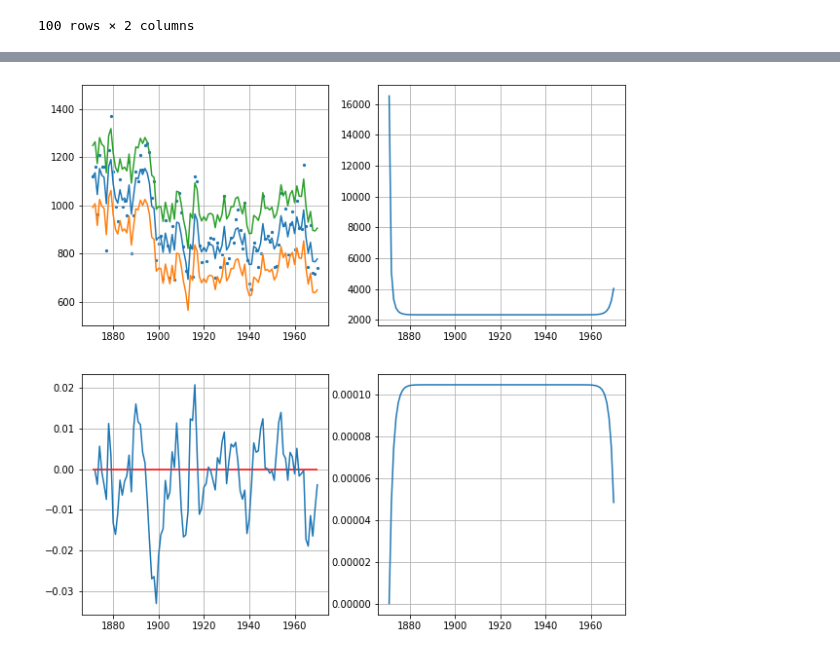
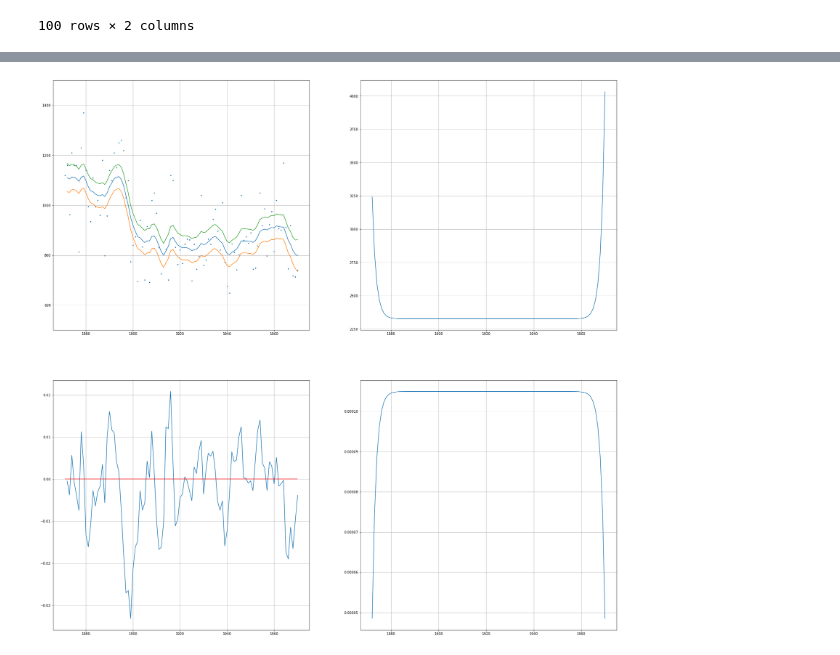
Before and after one commit to siemfenne/timeseriesmodels-vu, a Jupyter notebook: main.ipynb, the cells around one changed output, grey strips where cells are left out. Drawn from its saved outputs; the diff is of its cells as text; code cells hidden in the pictures.

Commit message:
3 images created

```diff
--- a/main.ipynb
+++ b/main.ipynb
@@ -87,8 +102,7 @@ def Kalman_smoother(df, P1, a1, sigma_e, sigma_n, r_int, N_int):
 
     # df_kf = df_kf.reindex(index=df_kf.index[::-1]).reset_index(drop=True)
     df_kf = df_kf.iloc[::-1].reset_index(drop=True)
-
-    df_ks = pd.DataFrame(columns=['r', 'alpha', 'N', 'V'])
+    df_ks = pd.DataFrame(columns=['r', 'alpha', 'N', 'V', 'err', 'year', 'Nile'])
 
     r = r_int
     N = N_int
@@ -98,46 +112,44 @@ def Kalman_smoother(df, P1, a1, sigma_e, sigma_n, r_int, N_int):
         N = df_kf['F'][i]**-1 + (1-df_kf['K'][i])**2 * N
         V = df_kf['P'][i] - df_kf['P'][i]**2 * N
 
-        row = [r, alpha, N, V]
+        row = [r, alpha, N, V, V**0.5, df_kf['year'][i], df_kf['Nile'][i]]
         df_ks.loc[i] = row
-
-    df_ks['a_err'] = V**0.5
 
     # df_ks = df_ks.reindex(index=df_kf.index[::-1]).reset_index(drop=True)
     df_ks = df_ks.iloc[::-1].reset_index(drop=True)
     return df_ks
 
 df_ks = Kalman_smoother(df=df, P1=10**7, a1=0, sigma_e = 15099, sigma_n = 1469.1, r_int = 0, N_int = 0)
 
 
-fig, axs = plt.subplots(2,2, figsize=(10,10))
+fig, axs = plt.subplots(2,2, figsize=(30,30))
 
 # upper left
 ax = axs[0,0]
 ax.scatter(df['year'], df['Nile'], s=5)
-ax.plot(df['year'], df_ks['alpha'])
-ax.plot(df['year'], df_ks['alpha']-df_ks['a_err'])
-ax.plot(df['year'], df_ks['alpha']+df_ks['a_err'])
+ax.plot(df_ks['year'], df_ks['alpha'])
+ax.plot(df_ks['year'], df_ks['alpha']-df_ks['err'])
+ax.plot(df_ks['year'], df_ks['alpha']+df_ks['err'])
 ax.set_ylim(500, 1500)
 
 # lower left
 ax = axs[1,0]
-ax.plot(df['year'][1:], df_ks['r'][1:])
+ax.plot(df_ks['year'][:], df_ks['r'][:])
 ax.hlines(y = 0, xmin= df['year'].min(), xmax=df['year'].max(), color = 'r', linestyle = '-')
 
 # upper right
 ax = axs[0,1]
-ax.plot(df['year'], df_ks['V'])
+ax.plot(df_ks['year'], df_ks['V'])
 
 
 # lower right
 ax = axs[1,1]
-ax.plot(df['year'], df_ks['N'])
+ax.plot(df_ks['year'], df_ks['N'])
 
 # make nice plot
 for row in axs:
     for ax in row:
         ax.grid()
         pass
 # %% [output]
-[figure, old version]
+[figure, new version]
```
Also changed, not shown: parts of 10 cells of this notebook, 3 other files.
